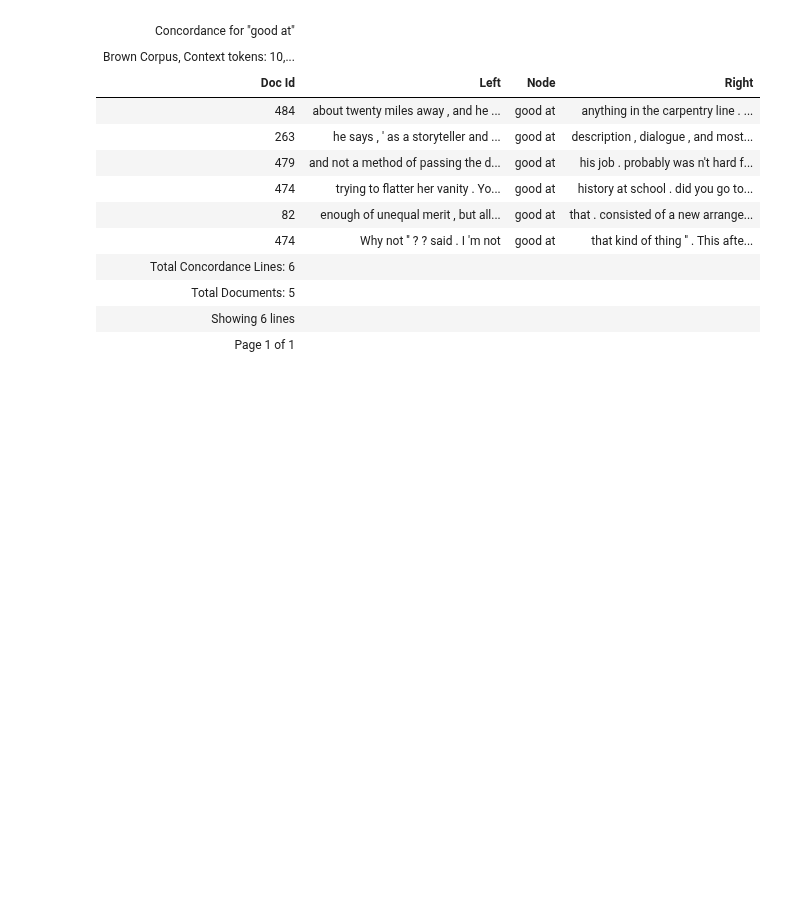
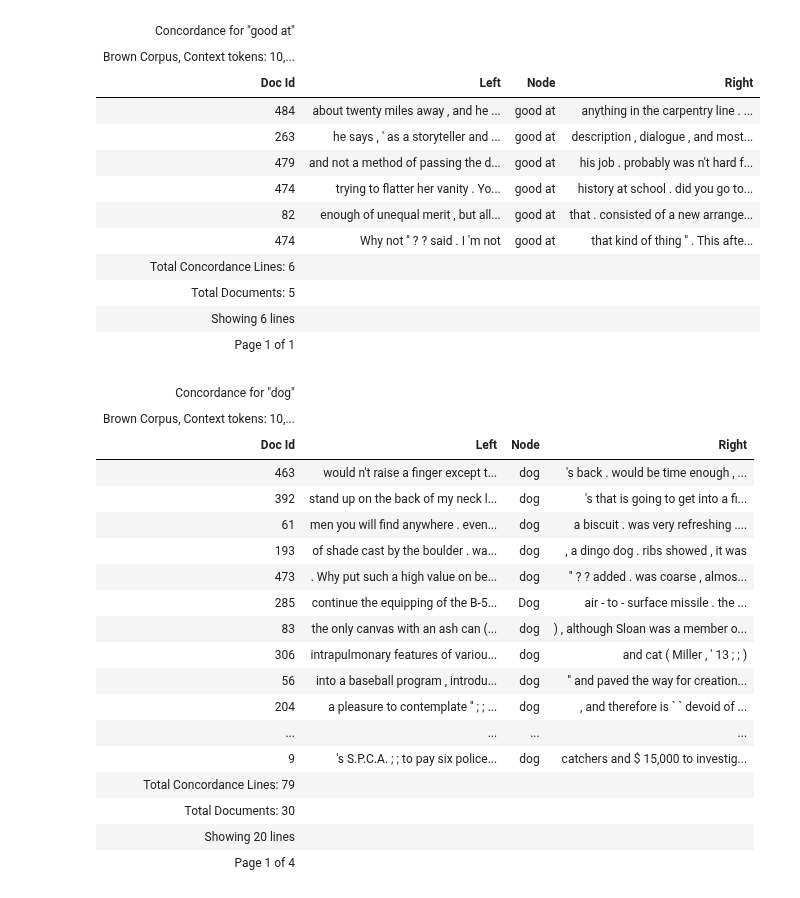
Before and after one commit to polsci/conc, a Jupyter notebook: nbs/api/72_concordance.ipynb, the cells around one changed output. Drawn from its saved outputs; the diff is of its cells as text; code cells hidden in the pictures; blank space fills up the shorter version.

```diff
--- a/nbs/api/72_concordance.ipynb
+++ b/nbs/api/72_concordance.ipynb
@@ -322,6 +437,29 @@ report_brown.concordance('good at', context_length = 10, order='1R2R3R').display
 | Total Documents: 5 |  |  |  |
 | Showing 6 lines |  |  |  |
 | Page 1 of 1 |  |  |  |
+# %%
+#| hide
+report_brown.concordance('dog', context_length = 10, order='1R2R3R', ignore_punctuation=True, show_all_columns = False).display()
+# %% [output]
+| Concordance for "dog" |  |  |  |
+| Brown Corpus, Context tokens: 10,... |  |  |  |
+| Doc Id | Left | Node | Right |
+| 463 | would n't raise a finger except t... | dog | 's back . would be time enough , ... |
+| 392 | stand up on the back of my neck l... | dog | 's that is going to get into a fi... |
+| 61 | men you will find anywhere . even... | dog | a biscuit . was very refreshing .... |
+| 193 | of shade cast by the boulder . wa... | dog | , a dingo dog . ribs showed , it was |
+| 473 | . Why put such a high value on be... | dog | '' ? ? added . was coarse , almos... |
+| 285 | continue the equipping of the B-5... | Dog | air - to - surface missile . the ... |
+| 83 | the only canvas with an ash can (... | dog | ) , although Sloan was a member o... |
+| 306 | intrapulmonary features of variou... | dog | and cat ( Miller , ' 13 ; ; ) |
+| 56 | into a baseball program , introdu... | dog | '' and paved the way for creation... |
+| 204 | a pleasure to contemplate '' ; ; ... | dog | , and therefore is ` ` devoid of ... |
+| ... | ... | ... | ... |
+| 9 | 's S.P.C.A. ; ; to pay six police... | dog | catchers and $ 15,000 to investig... |
+| Total Concordance Lines: 79 |  |  |  |
+| Total Documents: 30 |  |  |  |
+| Showing 20 lines |  |  |  |
+| Page 1 of 4 |  |  |  |
 # %%
 #| hide
 # congress = Corpus().load(f'{save_path}us-congressional-speeches-subset-100k.corpus')
```
Also changed, not shown: parts of 8 cells of this notebook, 4 other files.
